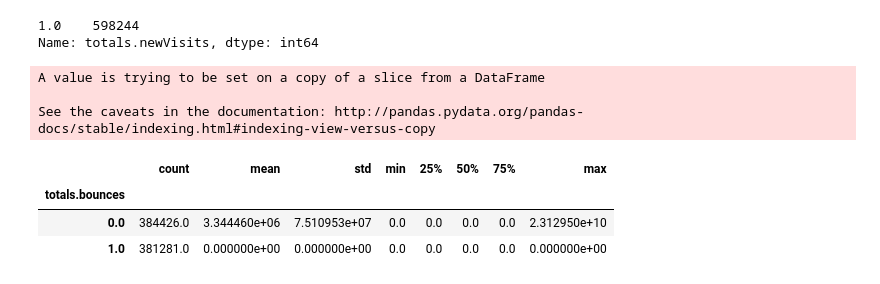
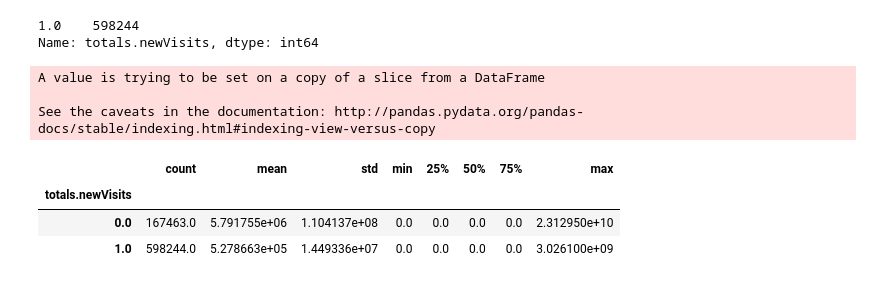
Before and after one commit to BaiTongZheng/GS_Prediction, a Jupyter notebook: DataAnalyze.ipynb, the cells around one changed output. Saved outputs shown, nothing was run; the diff lists cells and outputs as text; code cells hidden in the pictures.

```diff
--- a/DataAnalyze.ipynb
+++ b/DataAnalyze.ipynb
@@ -348,15 +328,15 @@ dev_X["totals.newVisits"].value_counts()
 1.0    598244
 Name: totals.newVisits, dtype: int64
 # %%
-dev_df["totals.bounces"].fillna(0, inplace=True)
+dev_df["totals.newVisits"].fillna(0, inplace=True)
 
-dev_df.groupby('totals.bounces')['totals.transactionRevenue'].describe()
+dev_df.groupby('totals.newVisits')['totals.transactionRevenue'].describe()
 # %% [output]
 A value is trying to be set on a copy of a slice from a DataFrame
 
 See the caveats in the documentation: http://pandas.pydata.org/pandas-docs/stable/indexing.html#indexing-view-versus-copy
 |  | count | mean | std | min | 25% | 50% | 75% | max |
-| totals.bounces |  |  |  |  |  |  |  |  |
-| 0.0 | 384426.0 | 3.344460e+06 | 7.510953e+07 | 0.0 | 0.0 | 0.0 | 0.0 | 2.312950e+10 |
-| 1.0 | 381281.0 | 0.000000e+00 | 0.000000e+00 | 0.0 | 0.0 | 0.0 | 0.0 | 0.000000e+00 |
+| totals.newVisits |  |  |  |  |  |  |  |  |
+| 0.0 | 167463.0 | 5.791755e+06 | 1.104137e+08 | 0.0 | 0.0 | 0.0 | 0.0 | 2.312950e+10 |
+| 1.0 | 598244.0 | 5.278663e+05 | 1.449336e+07 | 0.0 | 0.0 | 0.0 | 0.0 | 3.026100e+09 |
 # %%
```
Also changed, not shown: parts of 9 cells of this notebook, 2 other files.
